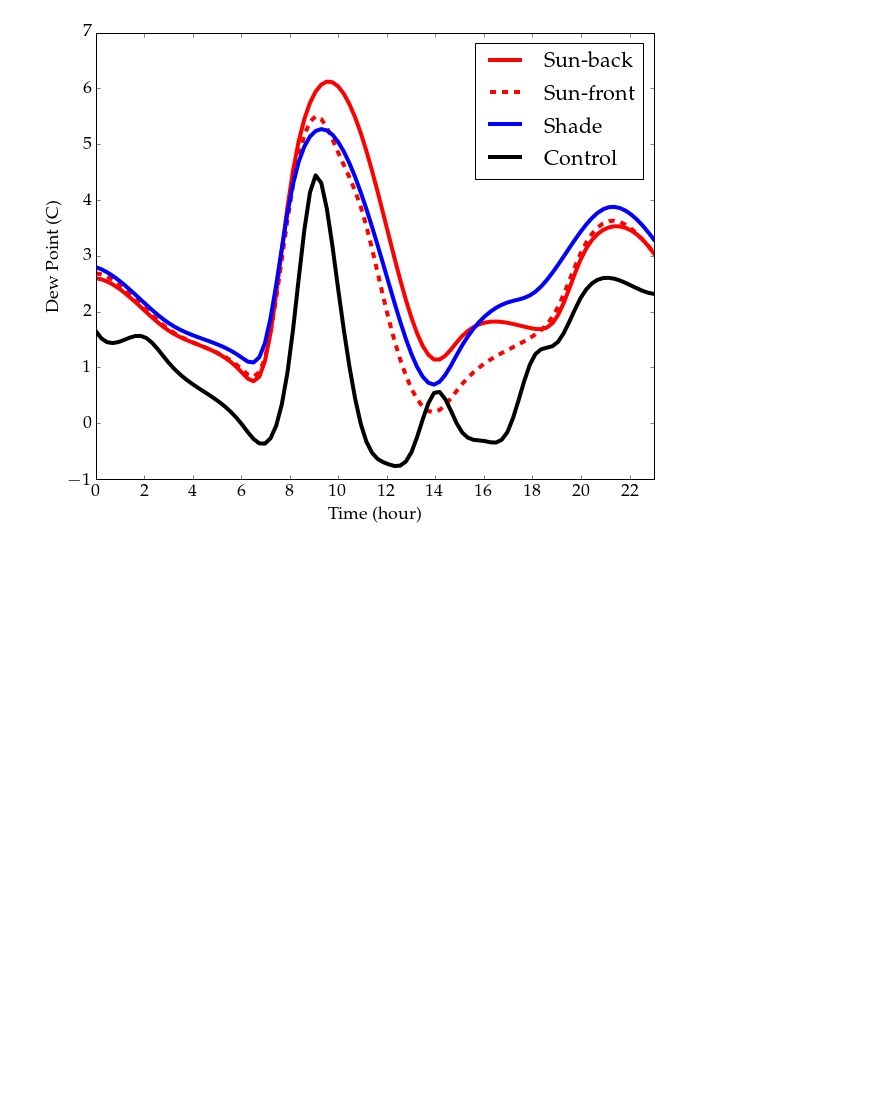
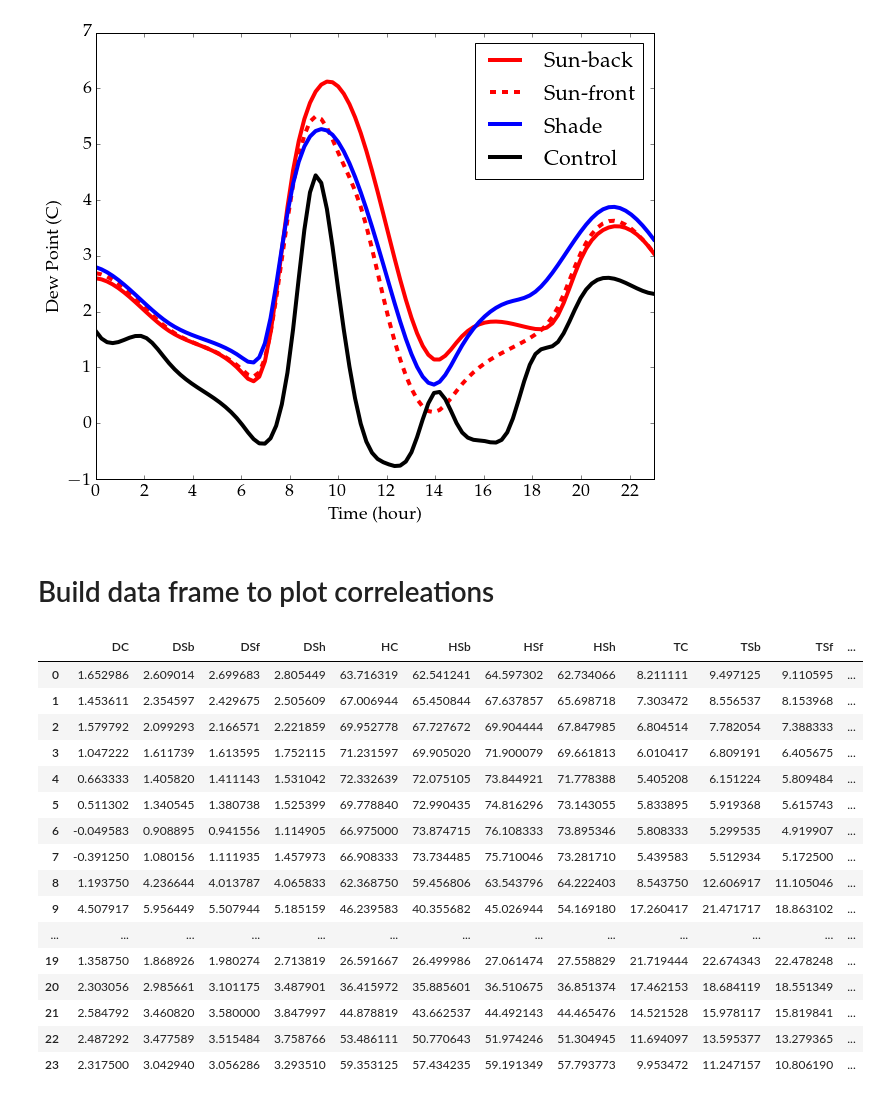
Before and after one commit to Luomin1993/Ani, a Jupyter notebook: Ani_GetData.ipynb, the cells around one changed output. Cells and saved outputs as stored; diff of their text form; code cells hidden in the pictures; blank space fills up the shorter version.

```diff
--- a/Ani_GetData.ipynb
+++ b/Ani_GetData.ipynb
@@ -237,3 +241,5 @@ xlim(0,23)
 plt.savefig('fig/dew_means.png')
 # %% [output]
 [figure]
+# %% [markdown]
+<h1> Build data frame to plot correleations </h1>
@@ -239,0 +255,20 @@ plt.savefig('fig/dew_means.png')
+# %%
+Ani_panda
+# %% [output]
+|  | DC | DSb | DSf | DSh | HC | HSb | HSf | HSh | TC | TSb | TSf | ... |
+| 0 | 1.652986 | 2.609014 | 2.699683 | 2.805449 | 63.716319 | 62.541241 | 64.597302 | 62.734066 | 8.211111 | 9.497125 | 9.110595 | ... |
+| 1 | 1.453611 | 2.354597 | 2.429675 | 2.505609 | 67.006944 | 65.450844 | 67.637857 | 65.698718 | 7.303472 | 8.556537 | 8.153968 | ... |
+| 2 | 1.579792 | 2.099293 | 2.166571 | 2.221859 | 69.952778 | 67.727672 | 69.904444 | 67.847985 | 6.804514 | 7.782054 | 7.388333 | ... |
+| 3 | 1.047222 | 1.611739 | 1.613595 | 1.752115 | 71.231597 | 69.905020 | 71.900079 | 69.661813 | 6.010417 | 6.809191 | 6.405675 | ... |
+| 4 | 0.663333 | 1.405820 | 1.411143 | 1.531042 | 72.332639 | 72.075105 | 73.844921 | 71.778388 | 5.405208 | 6.151224 | 5.809484 | ... |
+| 5 | 0.511302 | 1.340545 | 1.380738 | 1.525399 | 69.778840 | 72.990435 | 74.816296 | 73.143055 | 5.833895 | 5.919368 | 5.615743 | ... |
+| 6 | -0.049583 | 0.908895 | 0.941556 | 1.114905 | 66.975000 | 73.874715 | 76.108333 | 73.895346 | 5.808333 | 5.299535 | 4.919907 | ... |
+| 7 | -0.391250 | 1.080156 | 1.111935 | 1.457973 | 66.908333 | 73.734485 | 75.710046 | 73.281710 | 5.439583 | 5.512934 | 5.172500 | ... |
+| 8 | 1.193750 | 4.236644 | 4.013787 | 4.065833 | 62.368750 | 59.456806 | 63.543796 | 64.222403 | 8.543750 | 12.606917 | 11.105046 | ... |
+| 9 | 4.507917 | 5.956449 | 5.507944 | 5.185159 | 46.239583 | 40.355682 | 45.026944 | 54.169180 | 17.260417 | 21.471717 | 18.863102 | ... |
+| ... | ... | ... | ... | ... | ... | ... | ... | ... | ... | ... | ... | ... |
+| 19 | 1.358750 | 1.868926 | 1.980274 | 2.713819 | 26.591667 | 26.499986 | 27.061474 | 27.558829 | 21.719444 | 22.674343 | 22.478248 | ... |
+| 20 | 2.303056 | 2.985661 | 3.101175 | 3.487901 | 36.415972 | 35.885601 | 36.510675 | 36.851374 | 17.462153 | 18.684119 | 18.551349 | ... |
+| 21 | 2.584792 | 3.460820 | 3.580000 | 3.847997 | 44.878819 | 43.662537 | 44.492143 | 44.465476 | 14.521528 | 15.978117 | 15.819841 | ... |
+| 22 | 2.487292 | 3.477589 | 3.515484 | 3.758766 | 53.486111 | 50.770643 | 51.974246 | 51.304945 | 11.694097 | 13.595377 | 13.279365 | ... |
+| 23 | 2.317500 | 3.042940 | 3.056286 | 3.293510 | 59.353125 | 57.434235 | 59.191349 | 57.793773 | 9.953472 | 11.247157 | 10.806190 | ... |
```
Also changed, not shown: parts of 21 cells of this notebook.
